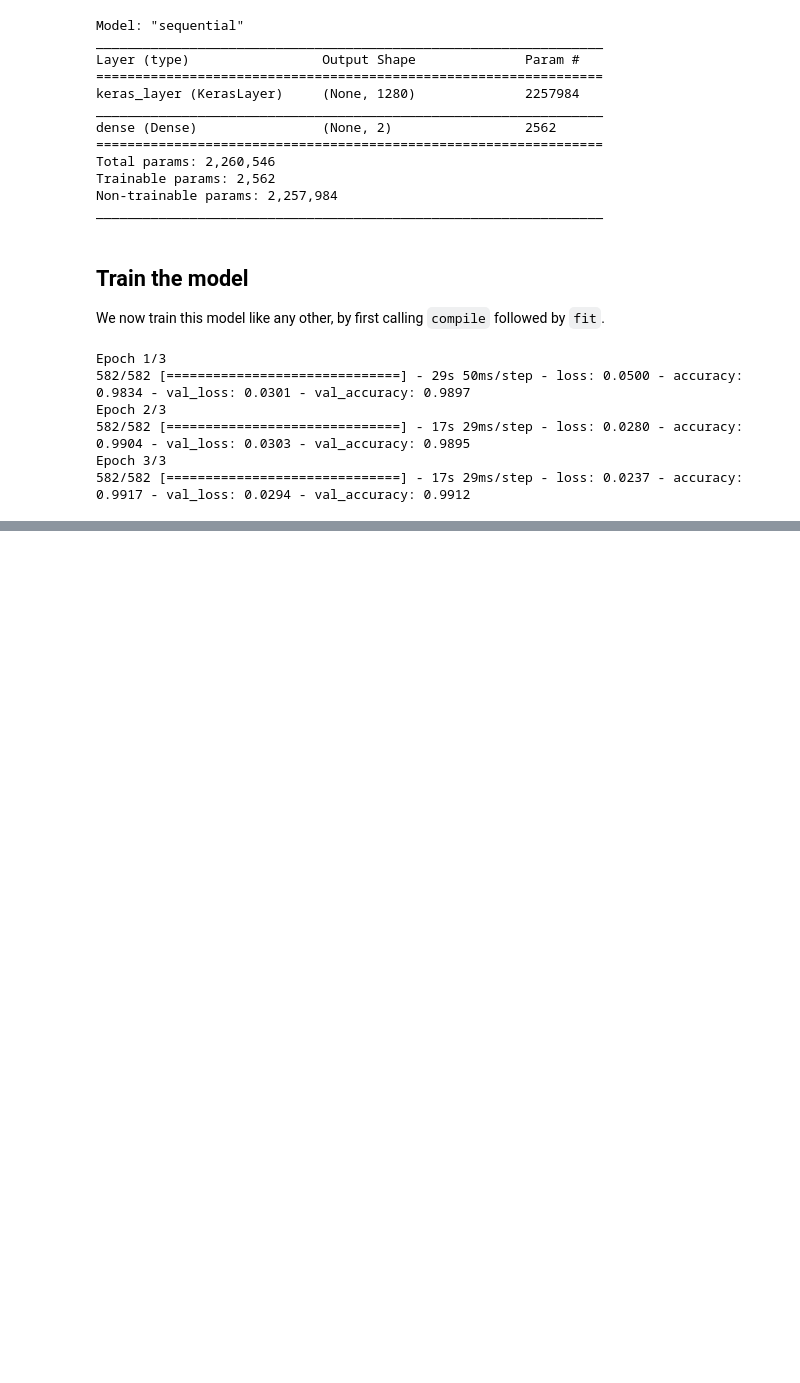
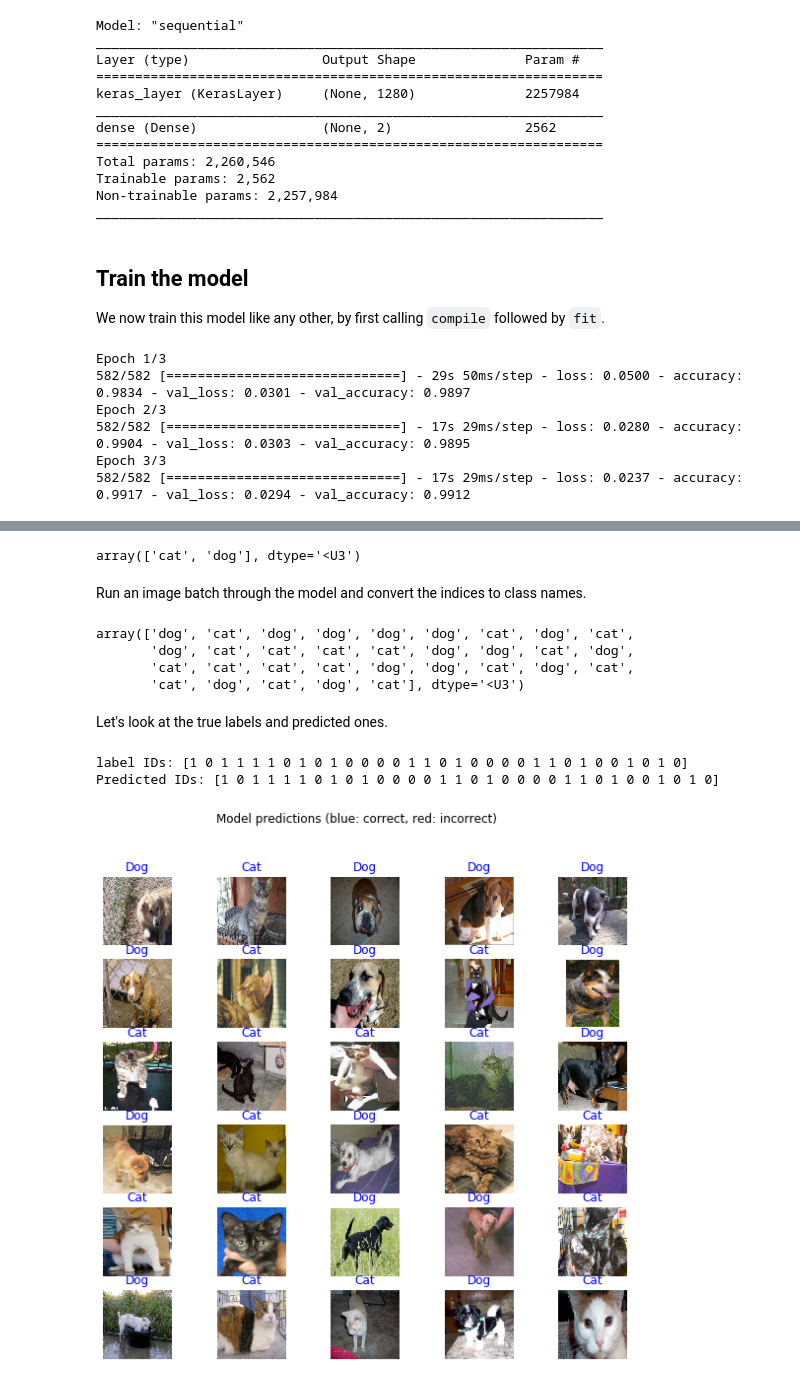
Before and after one commit to dD2405/Intro_to_TensorFlow, a Jupyter notebook: 7_Saving_and_Loading_Models.ipynb, the cells around one changed output, grey strips where cells are left out. Saved outputs shown, nothing was run; the diff lists cells and outputs as text; code cells hidden in the pictures; blank space fills up the shorter version.

```diff
--- a/7_Saving_and_Loading_Models.ipynb
+++ b/7_Saving_and_Loading_Models.ipynb
@@ -144,0 +149,43 @@ Epoch 3/3
+# %%
+class_names = np.array(info.features['label'].names)
+class_names
+# %% [output]
+array(['cat', 'dog'], dtype='<U3')
+# %% [markdown]
+Run an image batch through the model and convert the indices to class names.
+# %%
+image_batch, label_batch = next(iter(train_batches.take(1)))
+
+image_batch = image_batch.numpy()
+label_batch = label_batch.numpy()
+
+predicted_batch = model.predict(image_batch)
+predicted_batch = tf.squeeze(predicted_batch).numpy()
+predicted_ids = np.argmax(predicted_batch, axis=-1)
+predicted_class_names = class_names[predicted_ids]
+
+predicted_class_names
+# %% [output]
+array(['dog', 'cat', 'dog', 'dog', 'dog', 'dog', 'cat', 'dog', 'cat',
+       'dog', 'cat', 'cat', 'cat', 'cat', 'dog', 'dog', 'cat', 'dog',
+       'cat', 'cat', 'cat', 'cat', 'dog', 'dog', 'cat', 'dog', 'cat',
+       'cat', 'dog', 'cat', 'dog', 'cat'], dtype='<U3')
+# %% [markdown]
+Let's look at the true labels and predicted ones.
+# %%
+print('label IDs:', label_batch)
+print('Predicted IDs:',predicted_ids)
+# %% [output]
+label IDs: [1 0 1 1 1 1 0 1 0 1 0 0 0 0 1 1 0 1 0 0 0 0 1 1 0 1 0 0 1 0 1 0]
+Predicted IDs: [1 0 1 1 1 1 0 1 0 1 0 0 0 0 1 1 0 1 0 0 0 0 1 1 0 1 0 0 1 0 1 0]
+# %%
+plt.figure(figsize=(10,9))
+for n in range(30):
+  plt.subplot(6,5,n+1)
+  plt.imshow(image_batch[n])
+  color = "blue" if predicted_ids[n] == label_batch[n] else "red"
+  plt.title(predicted_class_names[n].title(), color=color)
+  plt.axis('off')
+_ = plt.suptitle("Model predictions (blue: correct, red: incorrect)")
+# %% [output]
+[figure, added]
```
Also changed, not shown: parts of 3 cells of this notebook.
